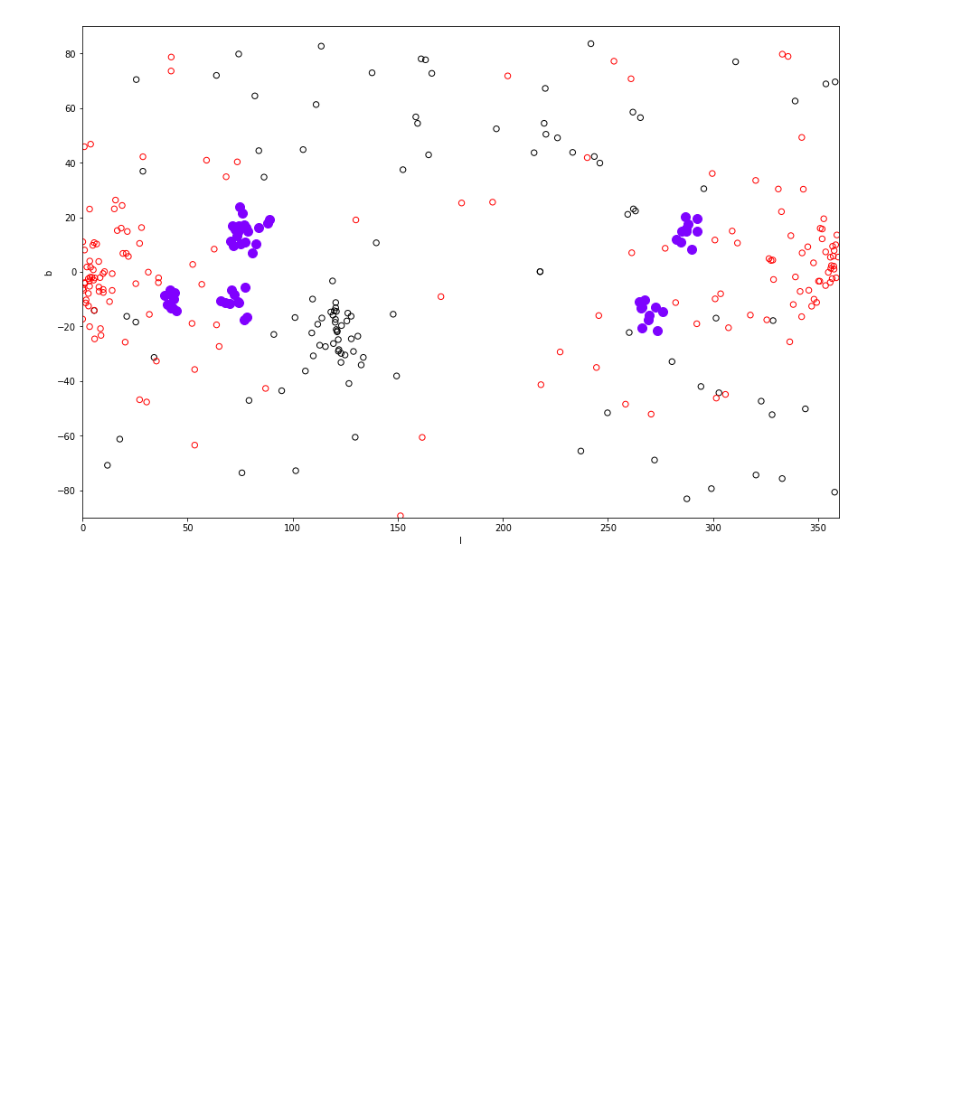
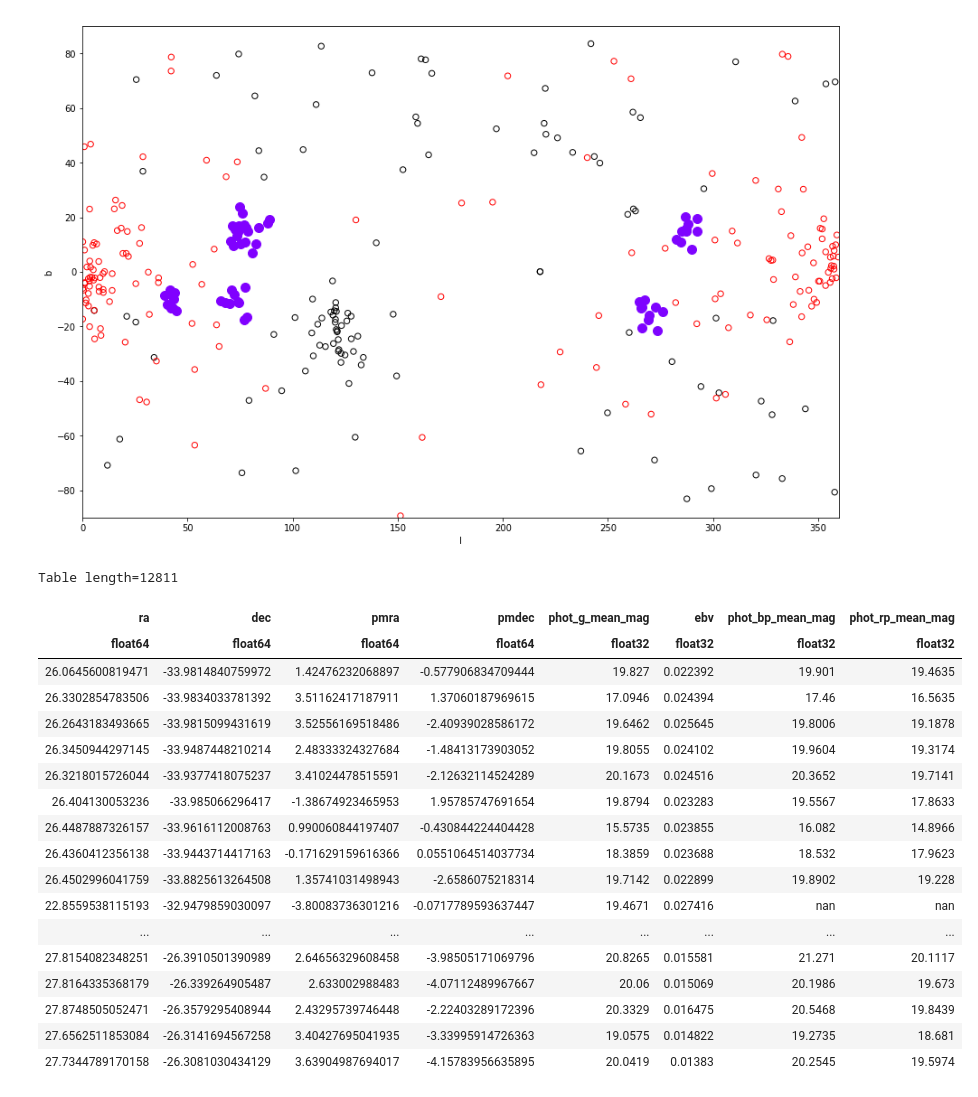
Before and after one commit to andersdot/gaiaDR2, a Jupyter notebook: rrTrees.ipynb, the cells around one changed output. Saved outputs shown, nothing was run; the diff lists cells and outputs as text; code cells hidden in the pictures; blank space fills up the shorter version.

```diff
--- a/rrTrees.ipynb
+++ b/rrTrees.ipynb
@@ -619,0 +644,23 @@ axSky.set_ylim(-90, 90)
+# %%
+bestCMD = Table(res)
+bestCMD
+# %% [output]
+Table length=12811
+| ra | dec | pmra | pmdec | phot_g_mean_mag | ebv | phot_bp_mean_mag | phot_rp_mean_mag |
+| float64 | float64 | float64 | float64 | float32 | float32 | float32 | float32 |
+| 26.0645600819471 | -33.9814840759972 | 1.42476232068897 | -0.577906834709444 | 19.827 | 0.022392 | 19.901 | 19.4635 |
+| 26.3302854783506 | -33.9834033781392 | 3.51162417187911 | 1.37060187969615 | 17.0946 | 0.024394 | 17.46 | 16.5635 |
+| 26.2643183493665 | -33.9815099431619 | 3.52556169518486 | -2.40939028586172 | 19.6462 | 0.025645 | 19.8006 | 19.1878 |
+| 26.3450944297145 | -33.9487448210214 | 2.48333324327684 | -1.48413173903052 | 19.8055 | 0.024102 | 19.9604 | 19.3174 |
+| 26.3218015726044 | -33.9377418075237 | 3.41024478515591 | -2.12632114524289 | 20.1673 | 0.024516 | 20.3652 | 19.7141 |
+| 26.404130053236 | -33.985066296417 | -1.38674923465953 | 1.95785747691654 | 19.8794 | 0.023283 | 19.5567 | 17.8633 |
+| 26.4487887326157 | -33.9616112008763 | 0.990060844197407 | -0.430844224404428 | 15.5735 | 0.023855 | 16.082 | 14.8966 |
+| 26.4360412356138 | -33.9443714417163 | -0.171629159616366 | 0.0551064514037734 | 18.3859 | 0.023688 | 18.532 | 17.9623 |
+| 26.4502996041759 | -33.8825613264508 | 1.35741031498943 | -2.6586075218314 | 19.7142 | 0.022899 | 19.8902 | 19.228 |
+| 22.8559538115193 | -32.9479859030097 | -3.80083736301216 | -0.0717789593637447 | 19.4671 | 0.027416 | nan | nan |
+| ... | ... | ... | ... | ... | ... | ... | ... |
+| 27.8154082348251 | -26.3910501390989 | 2.64656329608458 | -3.98505171069796 | 20.8265 | 0.015581 | 21.271 | 20.1117 |
+| 27.8164335368179 | -26.339264905487 | 2.633002988483 | -4.07112489967667 | 20.06 | 0.015069 | 20.1986 | 19.673 |
+| 27.8748505052471 | -26.3579295408944 | 2.43295739746448 | -2.22403289172396 | 20.3329 | 0.016475 | 20.5468 | 19.8439 |
+| 27.6562511853084 | -26.3141694567258 | 3.40427695041935 | -3.33995914726363 | 19.0575 | 0.014822 | 19.2735 | 18.681 |
+| 27.7344789170158 | -26.3081030434129 | 3.63904987694017 | -4.15783956635895 | 20.0419 | 0.01383 | 20.2545 | 19.5974 |
```
Also changed, not shown: parts of 5 cells of this notebook.
